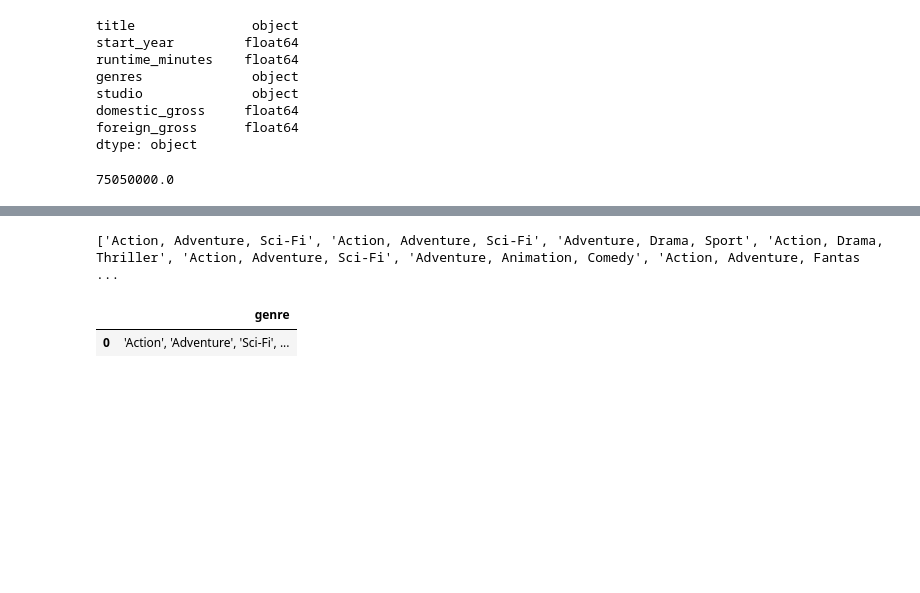
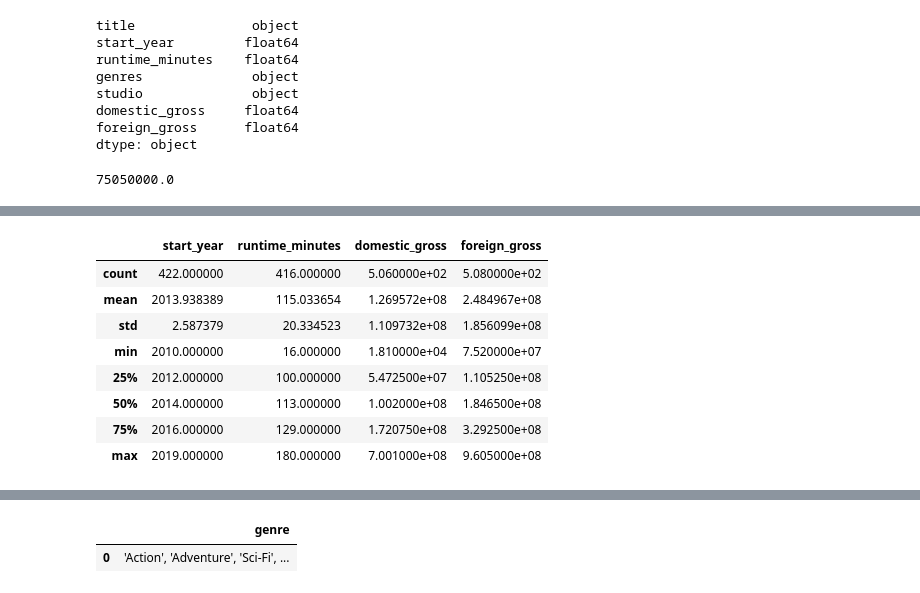
Before and after one commit to SSGrasland/Marketing-Movies-to-Foreign-Audiences, a Jupyter notebook: Phase 1 Project Notebook.ipynb, the cells around one changed output, grey strips where cells are left out. Cells and saved outputs as stored; diff of their text form; code cells hidden in the pictures; blank space fills up the shorter version.

```diff
--- a/Phase 1 Project Notebook.ipynb
+++ b/Phase 1 Project Notebook.ipynb
@@ -254,6 +268,19 @@ df.head()
 | 136292 | Marvel's The Avengers | NaN | NaN | NaN | BV | 623400000.0 | 895500000.0 |
 | 80067 | Jurassic World: Fallen Kingdom | 2018.0 | 128.0 | Action,Adventure,Sci-Fi | Uni. | 417700000.0 | 891800000.0 |
 | 6575 | Frozen | 2010.0 | 93.0 | Adventure,Drama,Sport | BV | 400700000.0 | 875700000.0 |
+# %%
+#getting stats on df
+df.describe()
+# %% [output]
+|  | start_year | runtime_minutes | domestic_gross | foreign_gross |
+| count | 422.000000 | 416.000000 | 5.060000e+02 | 5.080000e+02 |
+| mean | 2013.938389 | 115.033654 | 1.269572e+08 | 2.484967e+08 |
+| std | 2.587379 | 20.334523 | 1.109732e+08 | 1.856099e+08 |
+| min | 2010.000000 | 16.000000 | 1.810000e+04 | 7.520000e+07 |
+| 25% | 2012.000000 | 100.000000 | 5.472500e+07 | 1.105250e+08 |
+| 50% | 2014.000000 | 113.000000 | 1.002000e+08 | 1.846500e+08 |
+| 75% | 2016.000000 | 129.000000 | 1.720750e+08 | 3.292500e+08 |
+| max | 2019.000000 | 180.000000 | 7.001000e+08 | 9.605000e+08 |
 # %%
 df = df.dropna(subset = ['genres'])
 df.head()
@@ -278,9 +305,6 @@ df.head()
 # %%
 #converting genre column to countable list
 genres_list = df['genres'].tolist()
-print(genres_list)
-# %% [output]
-['Action, Adventure, Sci-Fi', 'Action, Adventure, Sci-Fi', 'Adventure, Drama, Sport', 'Action, Drama, Thriller', 'Action, Adventure, Sci-Fi', 'Adventure, Animation, Comedy', 'Action, Adventure, Fantas ...
 # %%
 text = pd.read_table('genre.txt', names=['genre'])
 text.head()
```
Also changed, not shown: parts of 29 cells of this notebook, 4 other files.
